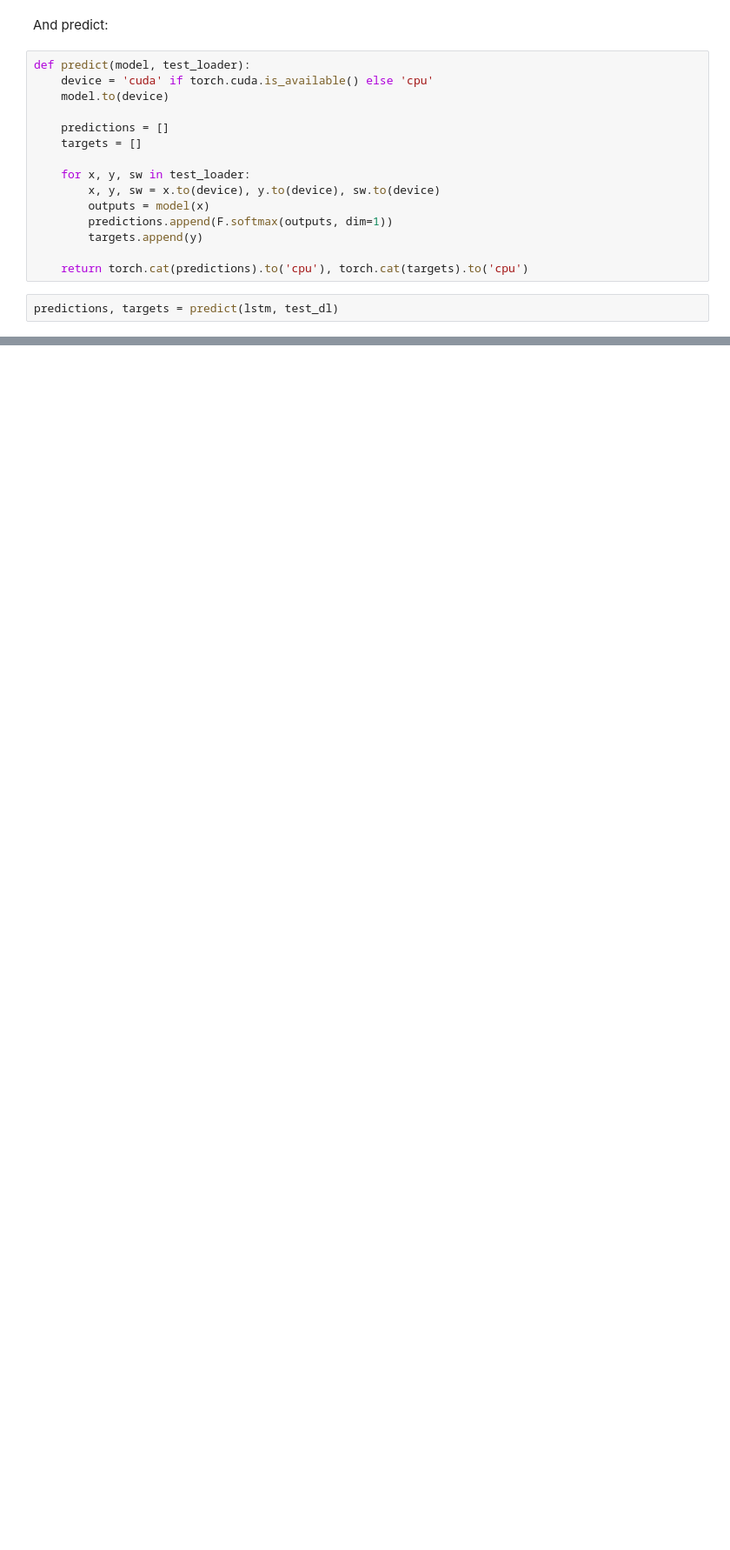
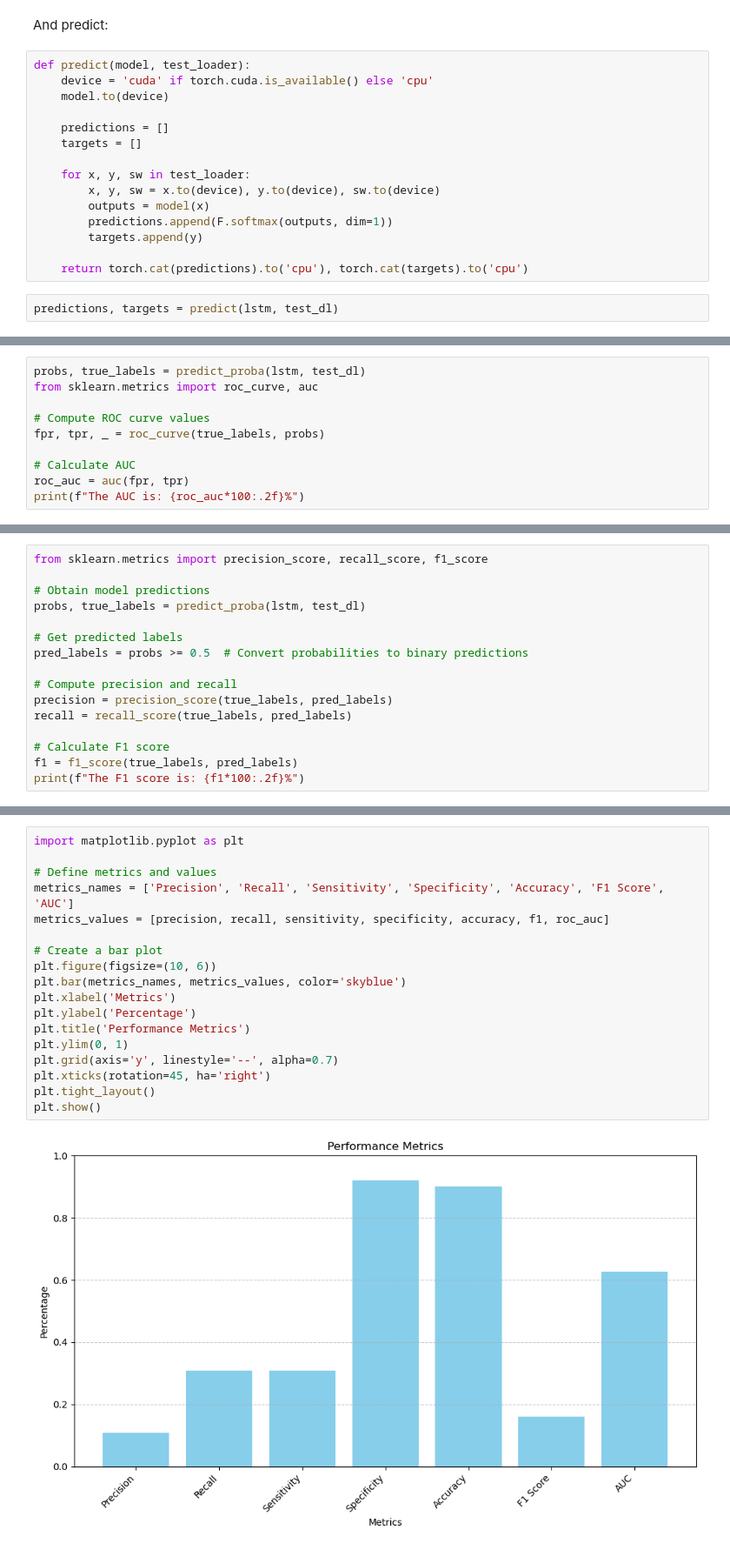
Before and after one commit to REGar9/A2, a Jupyter notebook: example_code/example_LSTM.ipynb, the cells around one changed output, grey strips where cells are left out. Shown: that part at 87% size. Drawn from its saved outputs; the diff is of its cells as text; blank space fills up the shorter version.

```diff
--- a/example_code/example_LSTM.ipynb
+++ b/example_code/example_LSTM.ipynb
@@ -209,0 +258,10 @@ The specificity is: 90.95%
+# %%
+probs, true_labels = predict_proba(lstm, test_dl)
+from sklearn.metrics import roc_curve, auc
+
+# Compute ROC curve values
+fpr, tpr, _ = roc_curve(true_labels, probs)
+
+# Calculate AUC
+roc_auc = auc(fpr, tpr)
+print(f"The AUC is: {roc_auc*100:.2f}%")
@@ -209,0 +270,16 @@ The specificity is: 90.95%
+# %%
+from sklearn.metrics import precision_score, recall_score, f1_score
+
+# Obtain model predictions
+probs, true_labels = predict_proba(lstm, test_dl)
+
+# Get predicted labels
+pred_labels = probs >= 0.5  # Convert probabilities to binary predictions
+
+# Compute precision and recall
+precision = precision_score(true_labels, pred_labels)
+recall = recall_score(true_labels, pred_labels)
+
+# Calculate F1 score
+f1 = f1_score(true_labels, pred_labels)
+print(f"The F1 score is: {f1*100:.2f}%")
@@ -209,0 +288,20 @@ The specificity is: 90.95%
+# %%
+import matplotlib.pyplot as plt
+
+# Define metrics and values
+metrics_names = ['Precision', 'Recall', 'Sensitivity', 'Specificity', 'Accuracy', 'F1 Score', 'AUC']
+metrics_values = [precision, recall, sensitivity, specificity, accuracy, f1, roc_auc]
+
+# Create a bar plot
+plt.figure(figsize=(10, 6))
+plt.bar(metrics_names, metrics_values, color='skyblue')
+plt.xlabel('Metrics')
+plt.ylabel('Percentage')
+plt.title('Performance Metrics')
+plt.ylim(0, 1)
+plt.grid(axis='y', linestyle='--', alpha=0.7)
+plt.xticks(rotation=45, ha='right')
+plt.tight_layout()
+plt.show()
+# %% [output]
+[figure, added]
```
Also changed, not shown: parts of 12 cells of this notebook, 1 other file.
